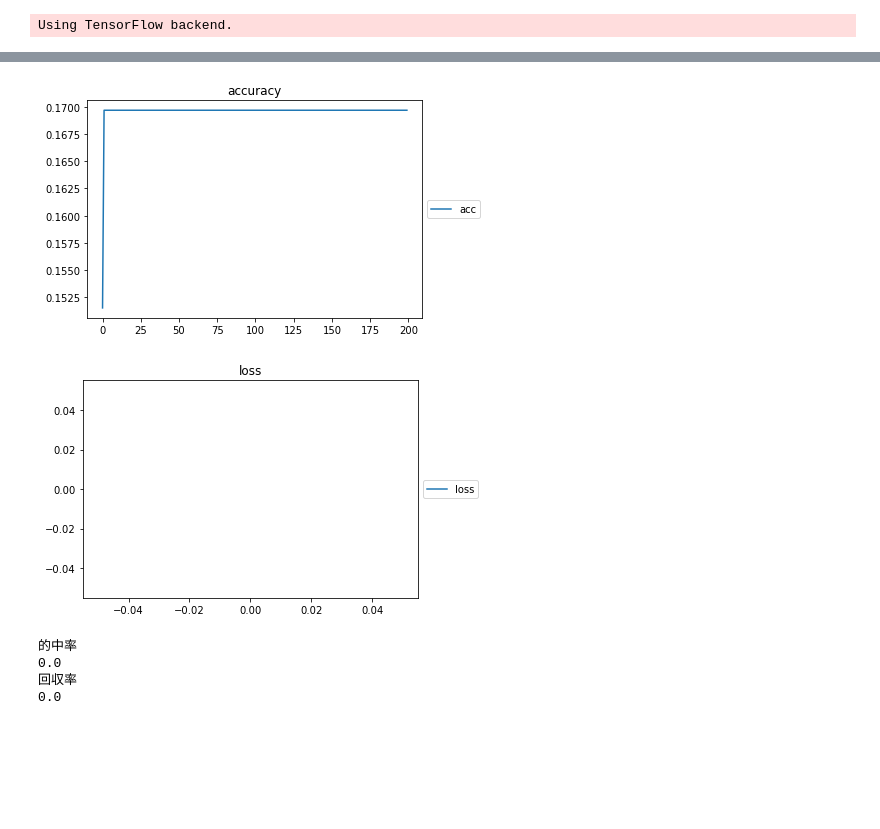
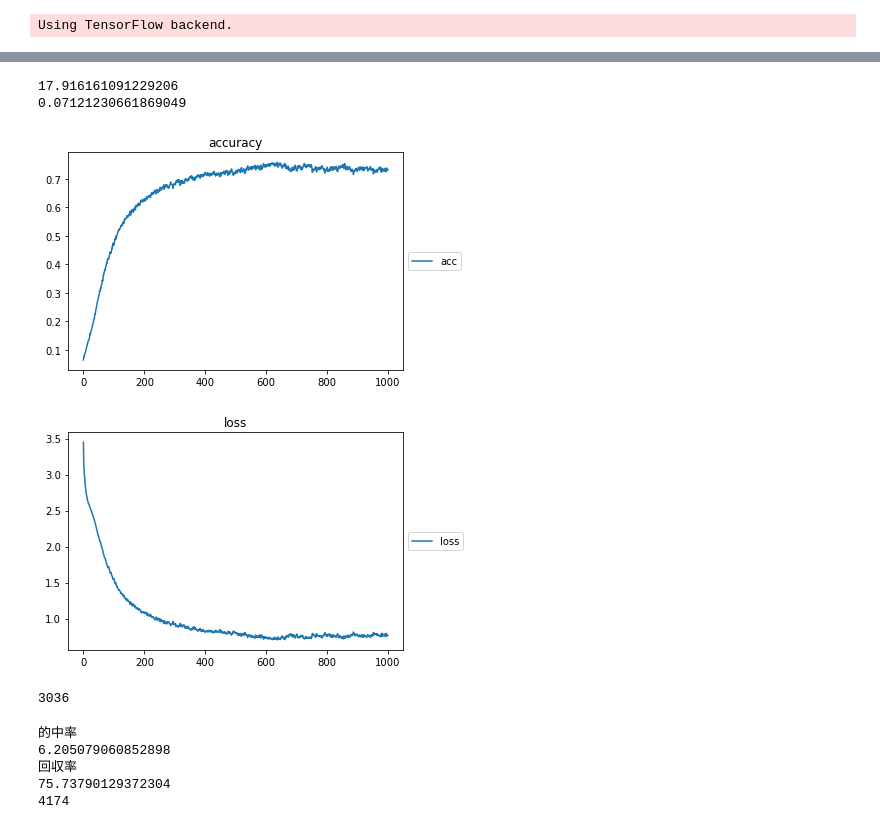
Before and after one commit to thruc/predict_keiba, a Jupyter notebook: train.ipynb, the cells around one changed output, grey strips where cells are left out. Cells and saved outputs as stored; diff of their text form; code cells hidden in the pictures; blank space fills up the shorter version.

```diff
--- a/train.ipynb
+++ b/train.ipynb
@@ -15,12 +15,12 @@ from keras.layers.normalization import BatchNormalization
 # %% [output]
 Using TensorFlow backend.
 # %%
-data = pd.read_csv("./csv/train_data.csv", sep=",")
-result = pd.read_csv("./csv/result_data.csv", sep=",")
+data = pd.read_csv("./train_data.csv", sep=",")
+result = pd.read_csv("./result_data.csv", sep=",")
 data = data.sort_values('race_id',ascending=False)
 result = result.sort_values('race_id',ascending=False)
-odds_1 = pd.read_csv('./csv/cleaned_race_data.csv', sep=",")
+odds_1 = pd.read_csv('./cleaned_race_data.csv', sep=",")
 # %%
-data_train, data_test =train_test_split(data, test_size=0.3, random_state=0)
-result_train, result_test =train_test_split(result, test_size=0.3, random_state=0)
+data_train, data_test =train_test_split(data, test_size=0.2, random_state=0)
+result_train, result_test =train_test_split(result, test_size=0.2, random_state=0)
 # %%
@@ -49,17 +72,17 @@ result_train.shape
 # %%
 model = Sequential()
-model.add(Dense(2547, activation='relu', input_dim=2547))
-model.add(Dropout(0.8))
+model.add(Dense(2309, activation='relu', input_dim=2309))
+model.add(Dropout(0.2))
 model.add(BatchNormalization())
-model.add(Dense(128, activation='relu'))
+model.add(Dense(256, activation='relu'))
 model.add(Dropout(0.5))
 model.add(BatchNormalization())
-model.add(Dense(17, activation='softmax'))
+model.add(Dense(18, activation='softmax'))
 
 adam = Adam()
 model.compile(loss='categorical_crossentropy',
               optimizer=adam,
               metrics=['accuracy'])
 
-history = model.fit(data_train, result_train, epochs=200, batch_size=50, validation_split=0.1)
+history = model.fit(data_train, result_train, epochs=1000, batch_size=2024, validation_split=0.1)
 # %% [output]
@@ -87,46 +110,54 @@ loss, accuracy = model.evaluate(data_test, result_test, verbose=1)
+# %%
+print(loss)
+print(accuracy)
+# %% [output]
+17.916161091229206
+0.07121230661869049
 # %%
-x = range(200)
+x = range(1000)
 plt.plot(x, history.history['accuracy'], label="acc")
 plt.title("accuracy")
 plt.legend(loc='center left', bbox_to_anchor=(1, 0.5))
 plt.show()
 
 plt.plot(x, history.history['loss'], label="loss")
 plt.title("loss")
 plt.legend(loc='center left', bbox_to_anchor=(1, 0.5))
 plt.show()
 # %% [output]
-[figure, old version]
+[figure, new version]
-[figure, old version]
+[figure, new version]
 # %%
 model.save_weights('model.h5')
+open('and.json',"w").write(model.to_json())
+# %% [output]
+3036
 # %%
 count = 0
 prize_money_sum = 0
-number_of_times = 80
+buy_num = 0
+number_of_times = 8257
 for i in range(number_of_times):
-    x=data_train[i:i+1]
-    classes = model.predict_classes(x, batch_size=1)
-    prob = model.predict_proba(x, batch_size=1)
-    odd = odds[i:i+1].values
-    horse_number = horse_number_first[i:i+1].values
-    #num = re.sub("\\D", "",odd[0])
-    if horse_number[0] == classes[0]:
-        prize_money_sum += int(re.sub("\\D", "",odd[0]))
-        count+=1
+  odd = odds[i:i+1].values
+  horse_number = horse_number_first[i:i+1].values
+  x=data_test[i:i+1]
+  classes = model.predict_classes(x, batch_size=1)
+  prob = model.predict_proba(x, batch_size=1)
+  pred_num = classes[0]
+  prob_1 = prob[0][pred_num]
+  if prob_1 > 0.9:
+    buy_num += 1
+    if horse_number[0] == pred_num:
+      prize_money_sum += int(re.sub("\\D", "",odd[0]))
+      count+=1
 print("的中率")
-print((count/number_of_times)*number_of_times)
+print((count/buy_num)*100)
 print("回収率")
-print((prize_money_sum/(number_of_times*100))*100)
-
-
-    #print('classified:')
-
-    #print(classes[0])
-    #print('output probability:')
-    #print(prob)
+print((prize_money_sum/(buy_num*100))*100)
+print(buy_num)
 # %% [output]
 的中率
-0.0
+6.205079060852898
 回収率
-0.0
+75.73790129372304
+4174
```
Also changed, not shown: parts of 8 cells of this notebook, 2 other files.
